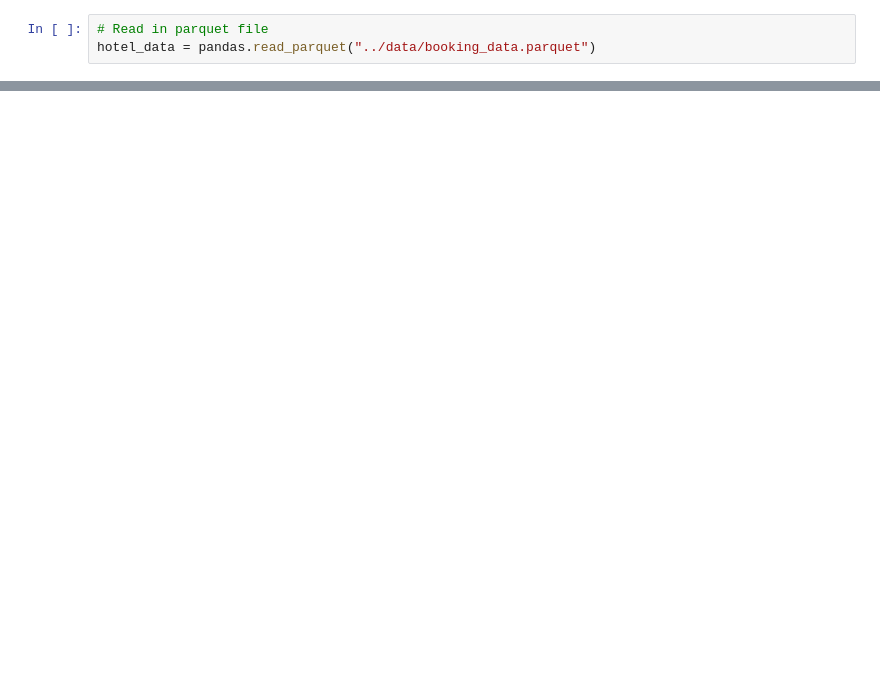
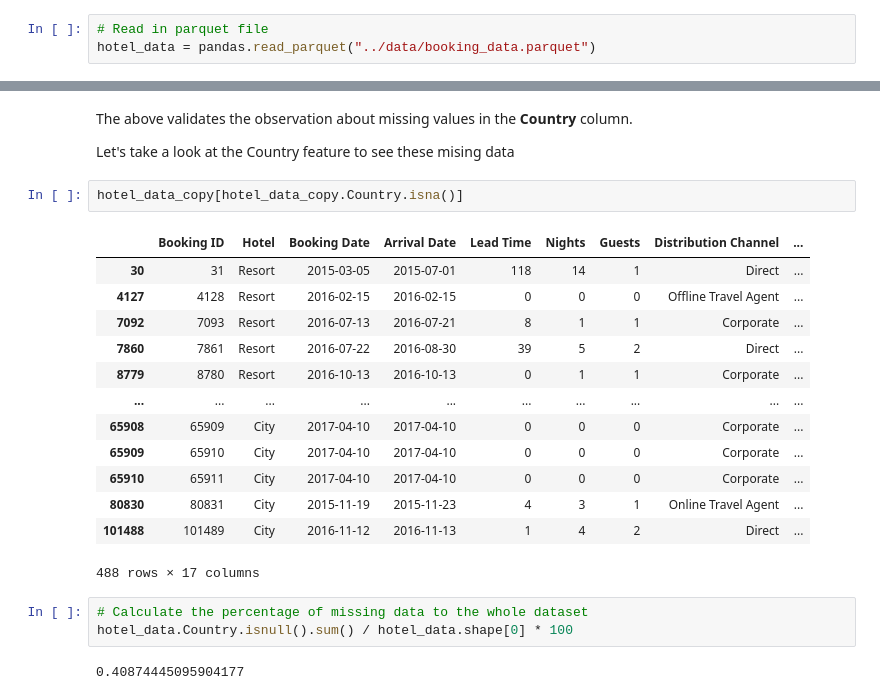
Before and after one commit to Merci93/Hotel_Booking_Analysis, a Jupyter notebook: src/hotel_booking_analysis.ipynb, the cells around one changed output, grey strips where cells are left out. Drawn from its saved outputs; the diff is of its cells as text; blank space fills up the shorter version.

```diff
--- a/src/hotel_booking_analysis.ipynb
+++ b/src/hotel_booking_analysis.ipynb
@@ -14,0 +79,25 @@ hotel_data.to_parquet("../data/booking_data.parquet", compression="snappy")
+# %% [markdown]
+The above validates the observation about missing values in the **Country** column.
+
+Let's take a look at the Country feature to see these mising data
+# %%
+hotel_data_copy[hotel_data_copy.Country.isna()]
+# %% [output]
+|  | Booking ID | Hotel | Booking Date | Arrival Date | Lead Time | Nights | Guests | Distribution Channel | ... |
+| 30 | 31 | Resort | 2015-03-05 | 2015-07-01 | 118 | 14 | 1 | Direct | ... |
+| 4127 | 4128 | Resort | 2016-02-15 | 2016-02-15 | 0 | 0 | 0 | Offline Travel Agent | ... |
+| 7092 | 7093 | Resort | 2016-07-13 | 2016-07-21 | 8 | 1 | 1 | Corporate | ... |
+| 7860 | 7861 | Resort | 2016-07-22 | 2016-08-30 | 39 | 5 | 2 | Direct | ... |
+| 8779 | 8780 | Resort | 2016-10-13 | 2016-10-13 | 0 | 1 | 1 | Corporate | ... |
+| ... | ... | ... | ... | ... | ... | ... | ... | ... | ... |
+| 65908 | 65909 | City | 2017-04-10 | 2017-04-10 | 0 | 0 | 0 | Corporate | ... |
+| 65909 | 65910 | City | 2017-04-10 | 2017-04-10 | 0 | 0 | 0 | Corporate | ... |
+| 65910 | 65911 | City | 2017-04-10 | 2017-04-10 | 0 | 0 | 0 | Corporate | ... |
+| 80830 | 80831 | City | 2015-11-19 | 2015-11-23 | 4 | 3 | 1 | Online Travel Agent | ... |
+| 101488 | 101489 | City | 2016-11-12 | 2016-11-13 | 1 | 4 | 2 | Direct | ... |
+488 rows × 17 columns
+# %%
+# Calculate the percentage of missing data to the whole dataset
+hotel_data.Country.isnull().sum() / hotel_data.shape[0] * 100
+# %% [output]
+0.40874445095904177
```
Also changed, not shown: parts of 20 cells of this notebook.
